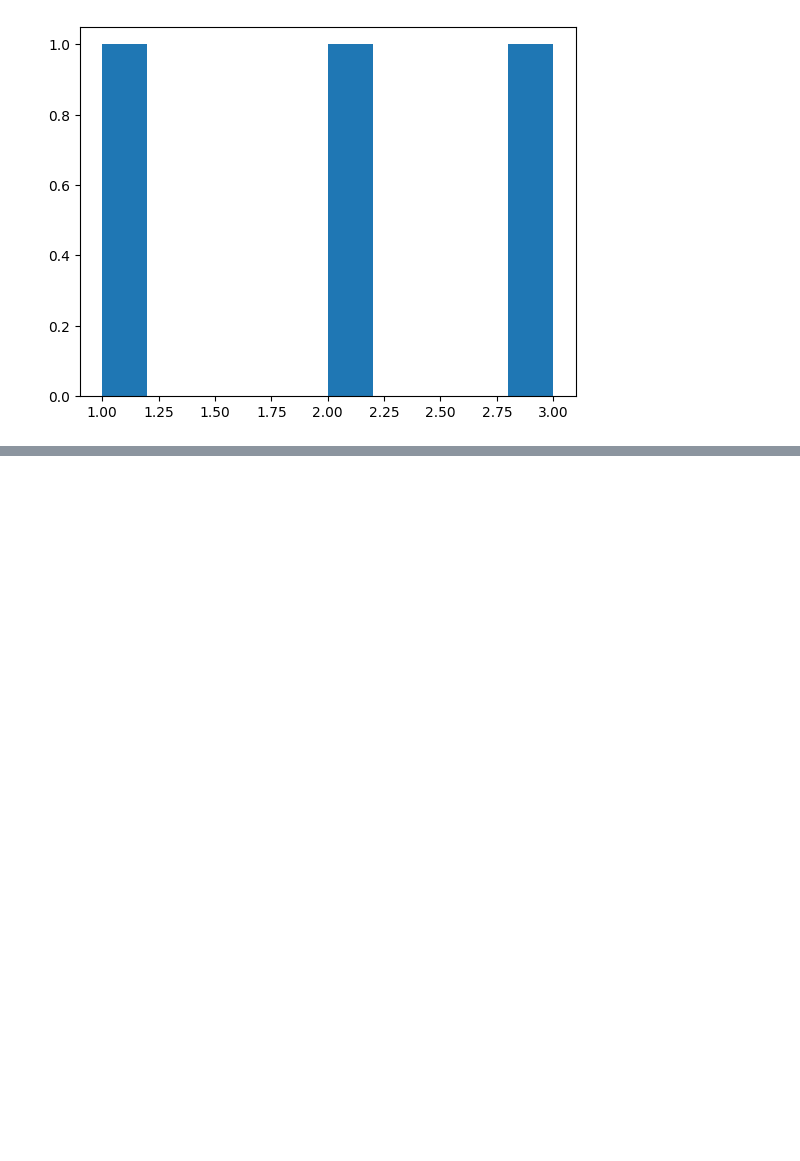
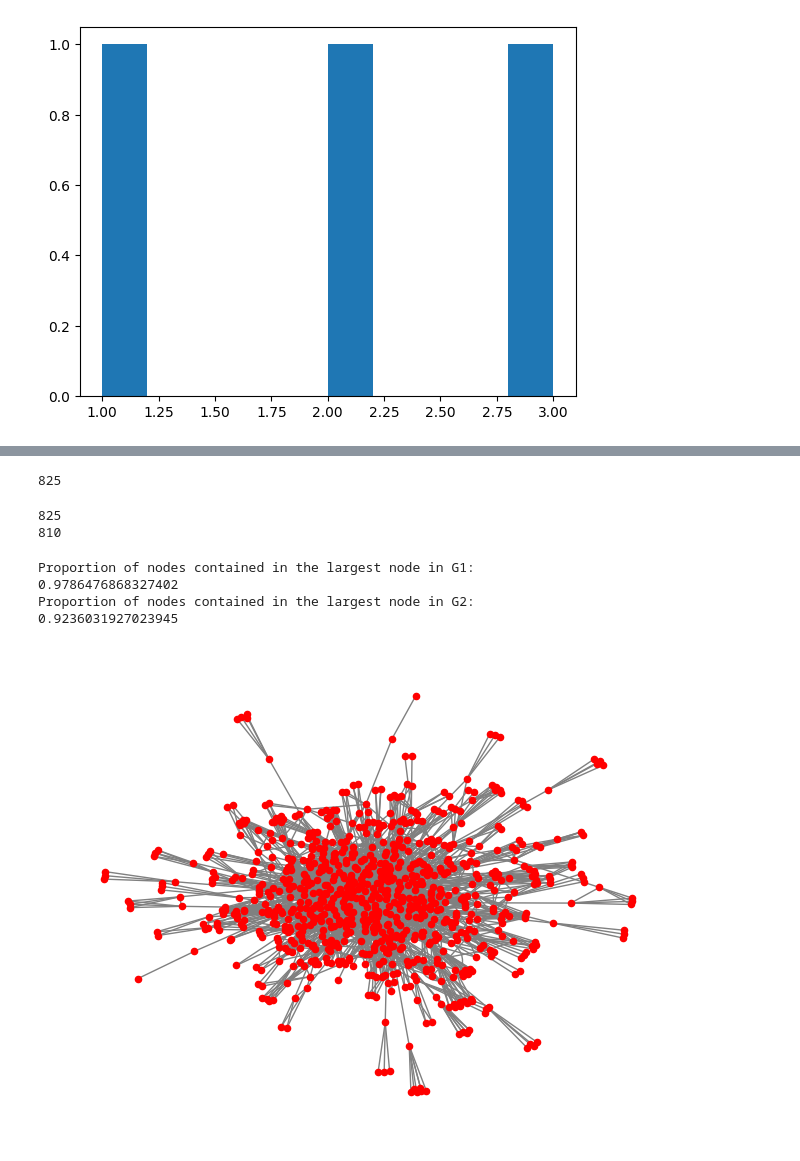
Before and after one commit to GiancarloNicolof/Using-Python-for-Research, a Jupyter notebook: 03 Case Studies/06 - Social Network Analysis/Social_Network_Analysis.ipynb, the cells around one changed output, grey strips where cells are left out. Cells and saved outputs as stored; diff of their text form; code cells hidden in the pictures; blank space fills up the shorter version.

```diff
--- a/03 Case Studies/06 - Social Network Analysis/Social_Network_Analysis.ipynb
+++ b/03 Case Studies/06 - Social Network Analysis/Social_Network_Analysis.ipynb
@@ -117,0 +150,32 @@ plt.hist(D);
+# %%
+# nx.connected_components_subgraph has been replaced by nx.connected_components
+gen = nx.connected_components(G1)
+g = gen.__next__()
+len(g)
+# %% [output]
+825
+# %%
+G1_LCC = max(nx.connected_components(G1), key= len)
+G2_LCC = max(nx.connected_components(G2), key= len)
+
+print(len(G1_LCC))
+print(len(G2_LCC))
+# %% [output]
+825
+810
+# %%
+print("Proportion of nodes contained in the largest node in G1:")
+print(len(G1_LCC) / G1.number_of_nodes())
+print("Proportion of nodes contained in the largest node in G2:")
+print(len(G2_LCC) / G2.number_of_nodes())
+# %% [output]
+Proportion of nodes contained in the largest node in G1:
+0.9786476868327402
+Proportion of nodes contained in the largest node in G2:
+0.9236031927023945
+# %%
+plt.figure()
+subgraph1 = G1.subgraph(G1_LCC)
+nx.draw(subgraph1, node_color = "red", edge_color = "gray", node_size = 20)
+# %% [output]
+[figure, added]
```
Also changed, not shown: parts of 10 cells of this notebook, 2 other files.
